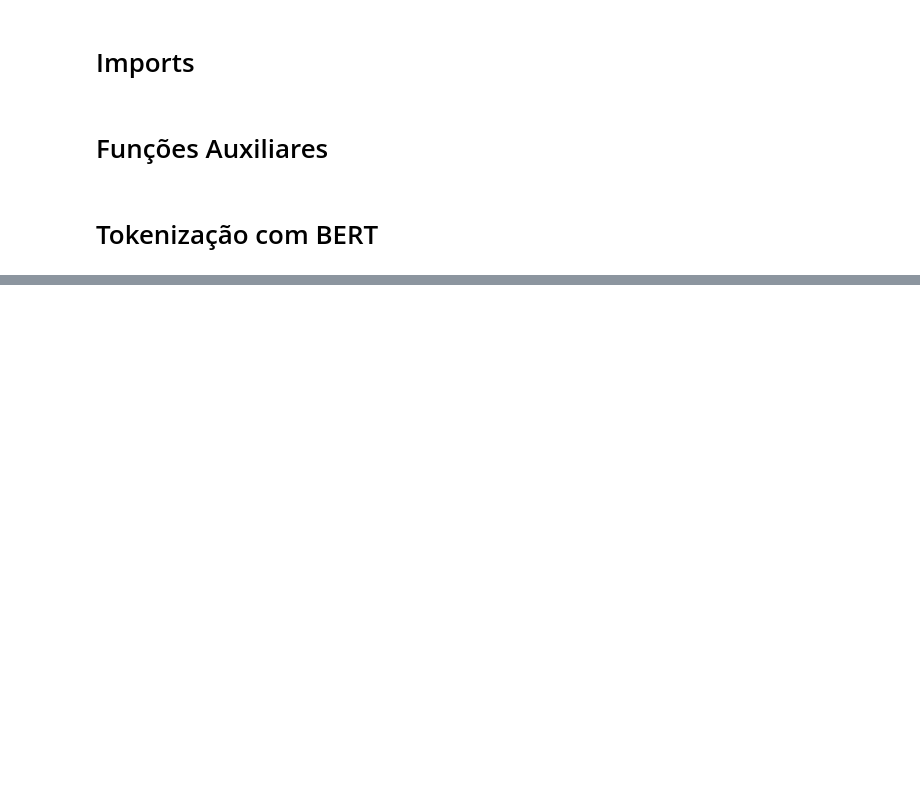
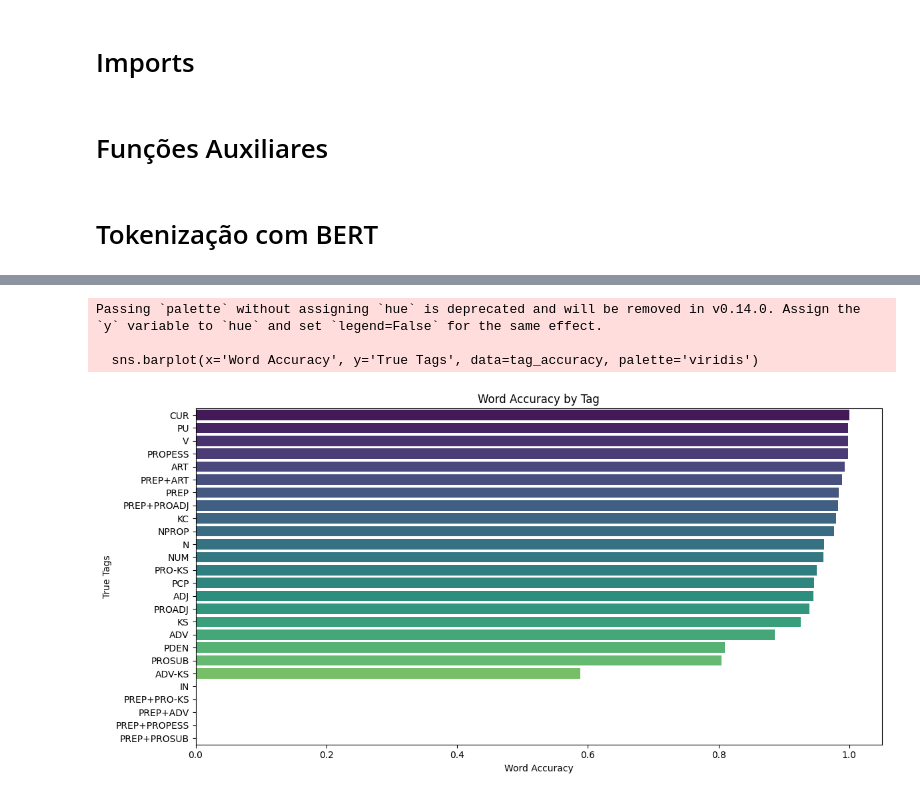
Before and after one commit to thaisfds/NLP_Natural_Language_Processing_Projects, a Jupyter notebook: TP2/main copy.ipynb, the cells around one changed output, grey strips where cells are left out. Saved outputs shown, nothing was run; the diff lists cells and outputs as text; code cells hidden in the pictures; blank space fills up the shorter version.

```diff
--- a/TP2/main copy.ipynb
+++ b/TP2/main copy.ipynb
@@ -321,0 +343,9 @@ Accuracy: 0.2881
+# %%
+# Carregar os resultados do CSV usando pandas
+df = pd.read_csv('./resultados_analise_completa.csv')
+
+# Certifique-se de que as colunas estão corretamente convertidas para o tipo numérico
+df['Sentence Accuracy'] = pd.to_numeric(df['Sentence Accuracy'], errors='coerce')
+df['Word Accuracy'] = pd.to_numeric(df['Word Accuracy'], errors='coerce')
+
+df.head()
@@ -321,0 +359,4 @@ Accuracy: 0.2881
+# %%
+#remover a coluna Sentence
+df2 = df.drop(columns=['Sentence'])
+df2.head()
@@ -321,0 +370,18 @@ Accuracy: 0.2881
+# %%
+#analisar a quantidade de acertos por Tags
+tag_accuracy = df2.groupby('True Tags')['Word Accuracy'].mean().reset_index()
+tag_accuracy = tag_accuracy.sort_values(by='Word Accuracy', ascending=False)
+
+# Plotar a acurácia por tags
+plt.figure(figsize=(12, 6))
+sns.barplot(x='Word Accuracy', y='True Tags', data=tag_accuracy, palette='viridis')
+plt.xlabel('Word Accuracy')
+plt.ylabel('True Tags')
+plt.title('Word Accuracy by Tag')
+plt.tight_layout()
+plt.show()
+# %% [output]
+Passing `palette` without assigning `hue` is deprecated and will be removed in v0.14.0. Assign the `y` variable to `hue` and set `legend=False` for the same effect.
+
+  sns.barplot(x='Word Accuracy', y='True Tags', data=tag_accuracy, palette='viridis')
+[figure, added]
```
Also changed, not shown: parts of 17 cells of this notebook.
